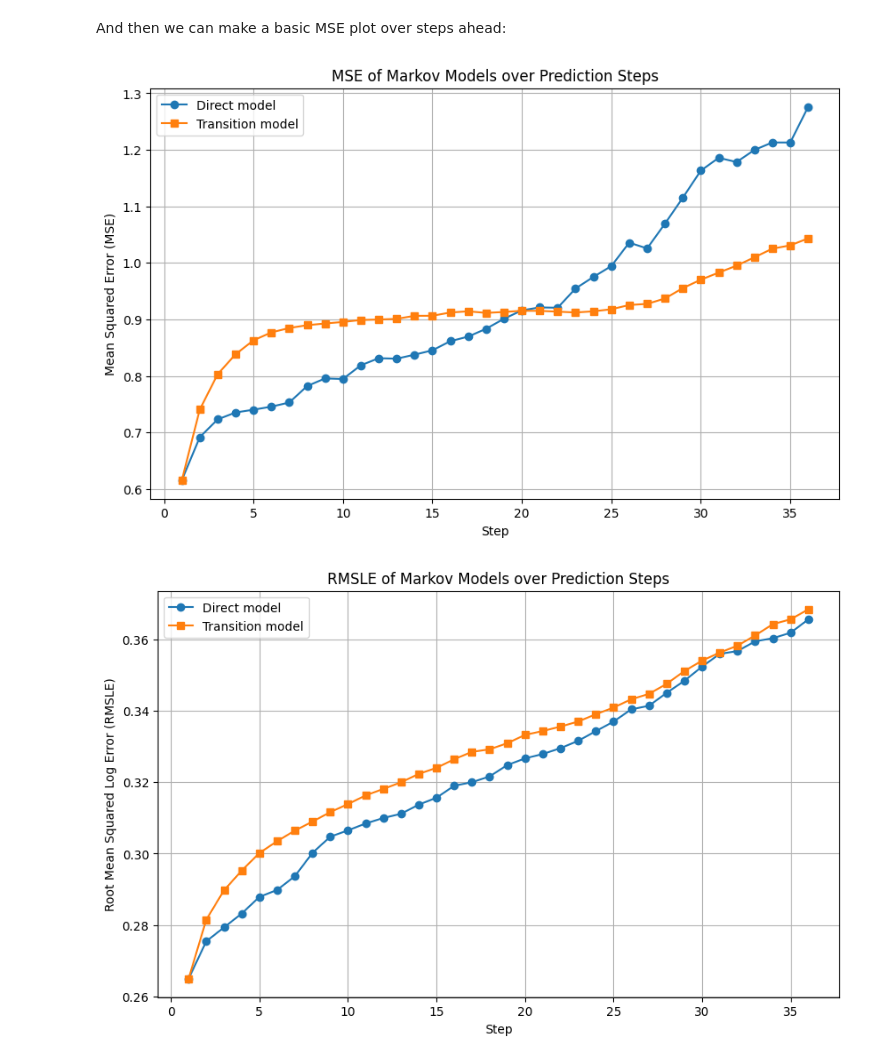
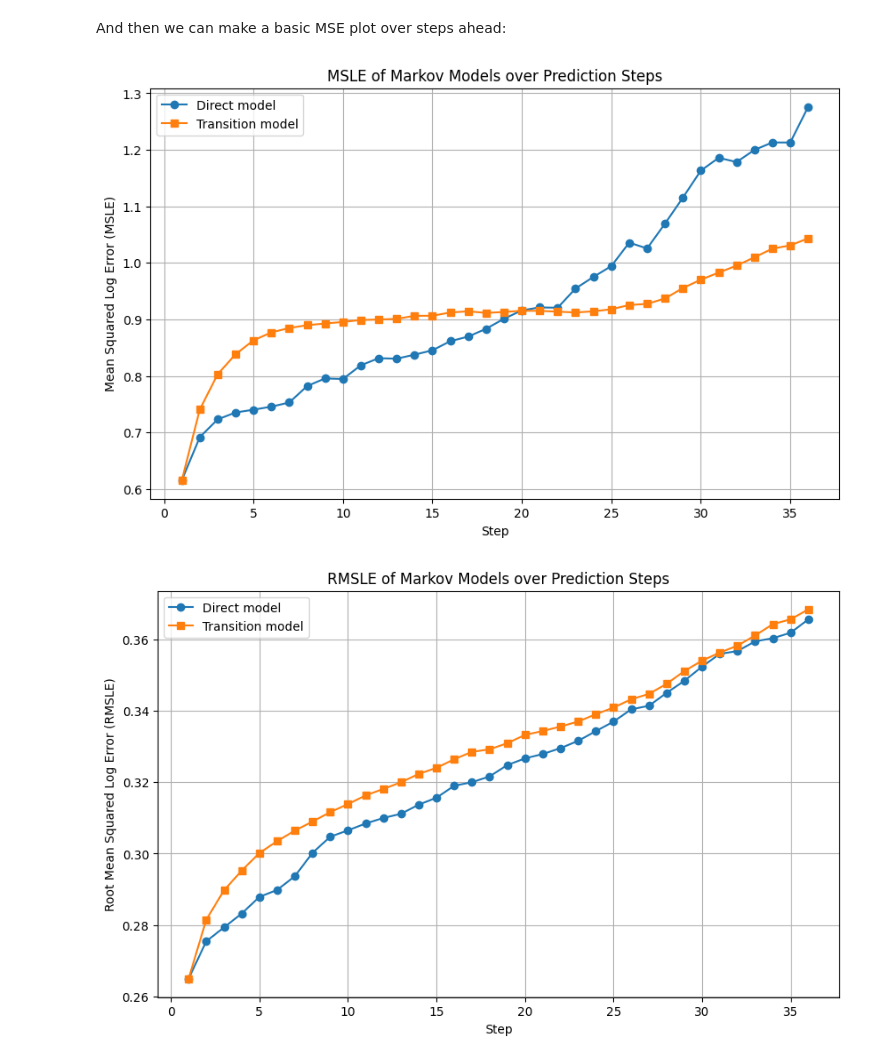
Before and after one commit to lboekestein/views-markov, a Jupyter notebook: notebooks/sandbox.ipynb, the cells around one changed output. Cells and saved outputs as stored; diff of their text form; code cells hidden in the pictures.

Commit message:
rename MSE to MSLE

```diff
--- a/notebooks/sandbox.ipynb
+++ b/notebooks/sandbox.ipynb
@@ -176,36 +176,36 @@ df.dropna(inplace=True)
 y_true = df["ln_ged_sb"].values
 
 
 direct_rmsle = []
 transition_rmsle = []
 
 for step in range(1, 37):
 
     direct_rmse_val = mean_squared_error(y_true, df[f"predicted_fatalities_t_min_{step}_direct"])
     transition_rmse_val = mean_squared_error(y_true, df[f"predicted_fatalities_t_min_{step}_transition"])
 
     direct_rmsle.append(direct_rmse_val)
     transition_rmsle.append(transition_rmse_val)
 
 # combine into dataframe
 rmsle_df = pd.DataFrame({
     "step": range(1, 37),
     "direct_rmsle": direct_rmsle,
     "transition_rmsle": transition_rmsle
 })
 
 # --- plot ---
 plt.figure(figsize=(10,6))
 plt.plot(rmsle_df["step"], rmsle_df["direct_rmsle"], marker="o", label="Direct model")
 plt.plot(rmsle_df["step"], rmsle_df["transition_rmsle"], marker="s", label="Transition model")
 plt.xlabel("Step")
-plt.ylabel("Mean Squared Error (MSE)")
-plt.title("MSE of Markov Models over Prediction Steps")
+plt.ylabel("Mean Squared Log Error (MSLE)")
+plt.title("MSLE of Markov Models over Prediction Steps")
 plt.legend()
 plt.grid(True)
 plt.show()
 # %% [output]
-[figure, old version]
+[figure, new version]
 # %%
 direct_rmsle = []
 transition_rmsle = []
```
